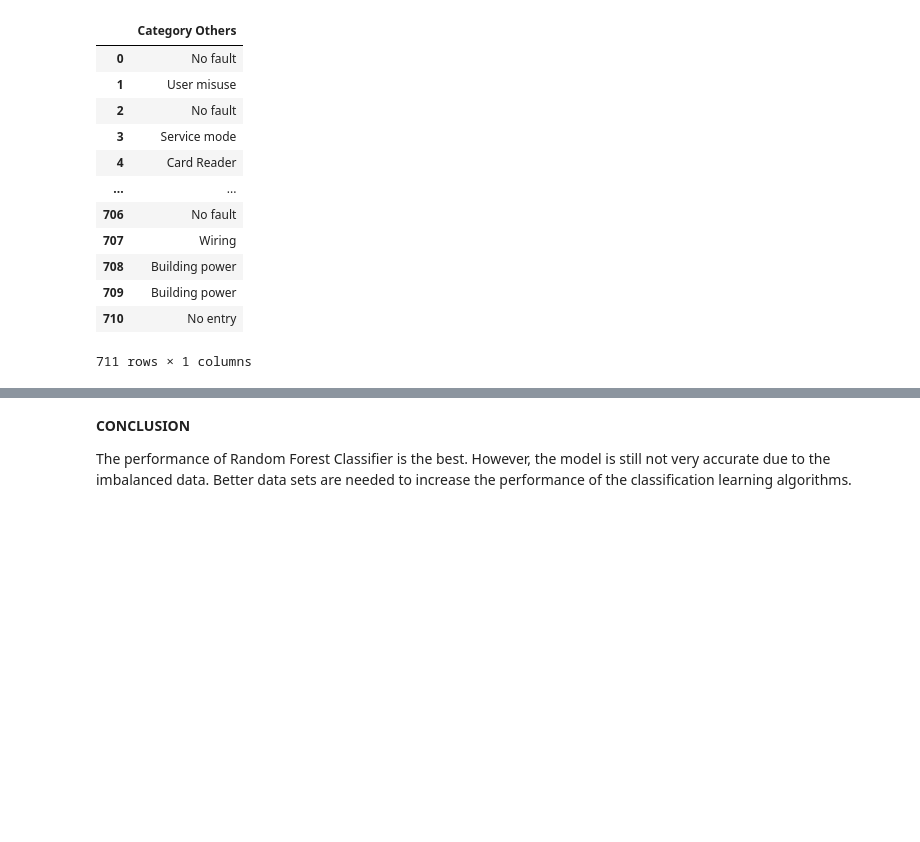
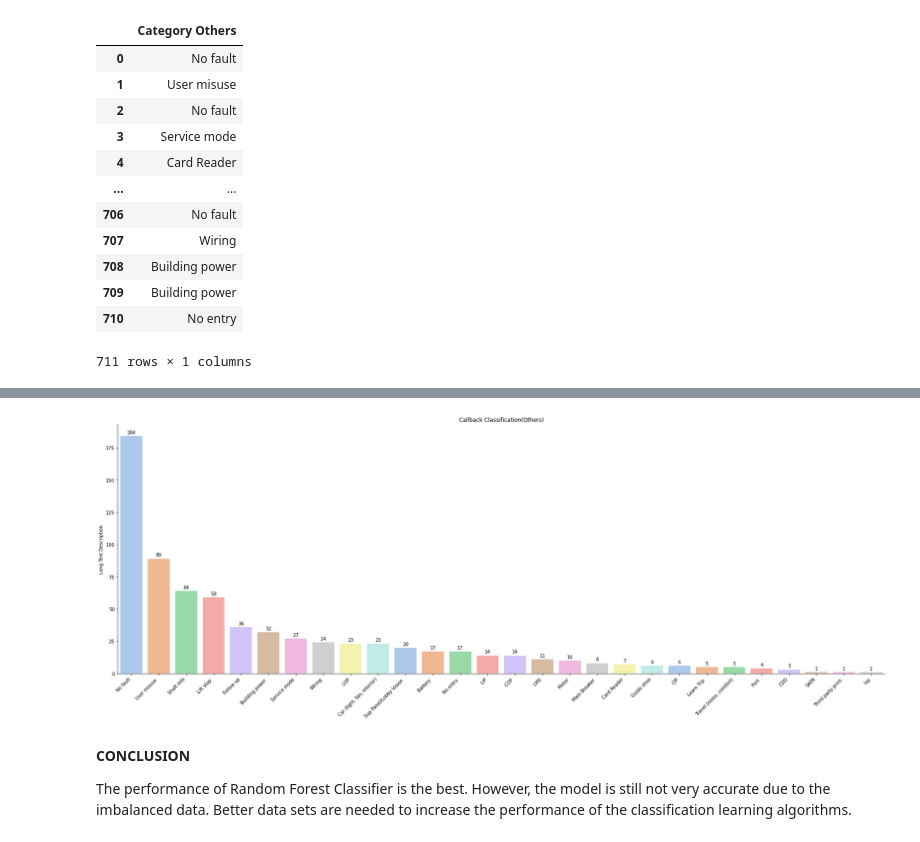
Before and after one commit to melvinps/Data-Analysis-Schindler-Lift-Singapore, a Jupyter notebook: Callback_Classification.ipynb, the cells around one changed output, grey strips where cells are left out. Saved outputs shown, nothing was run; the diff lists cells and outputs as text; code cells hidden in the pictures; blank space fills up the shorter version.

```diff
--- a/Callback_Classification.ipynb
+++ b/Callback_Classification.ipynb
@@ -348,8 +348,8 @@ pred_df
 # %%
 pred_df1 = pred_df.loc[pred_df['SCS B'] == float(99.0)]
 pred_df1 = pred_df1.dropna()
-temp = pred_df1.reset_index(drop=True)
-temp
+new_pred = pred_df1.reset_index(drop=True)
+new_pred
 # %% [output]
 |  | Long Text Description | SCS B |
 | 0 | On arrival check car top INS mode... | 99.0 |
@@ -365,7 +365,7 @@ temp
 | 710 | Handrail entry pressed by technic... | 99.0 |
 711 rows × 2 columns
 # %%
-predictions = pipeline.predict(pred_df1['Long Text Description'])
+predictions = pipeline.predict(new_pred['Long Text Description'])
 # %%
 p = pd.DataFrame(predictions , columns=['Category Others'])
 p
@@ -402,0 +386,4 @@ temp
+# %%
+new_pred['SCS B'] = p
+new_pred = new_pred.rename(columns={"SCS B": "Category Others"})
+new_pred
@@ -402,0 +404,3 @@ temp
+# %%
+plot = new_pred.groupby('Category Others').count().reset_index().sort_values(by=['Long Text Description'], ascending= False)
+plot
@@ -403,3 +425,21 @@ temp
+# %%
+fig, ax = plt.subplots(figsize=(30,10))
+g =sns.barplot(x='Category Others',y='Long Text Description',data=plot ,ax=ax, palette='pastel')
+
+plt.xticks(rotation=45, ha='right')
+g.set_xlabel(' ')
+g.spines['right'].set_visible(False)
+g.spines['top'].set_visible(False)
+g.set_title('Callback Classification(Others)')
+
+for p in g.patches:
+    g.annotate(format(p.get_height(), '.0f'),
+               (p.get_x() + p.get_width() / 2., p.get_height()),
+               ha = 'center', va = 'center',
+               xytext = (0, 8),
+               textcoords = 'offset points')
+# %% [output]
+[figure, added]
 # %% [markdown]
 **CONCLUSION**
 
```
Also changed, not shown: parts of 3 cells of this notebook.
